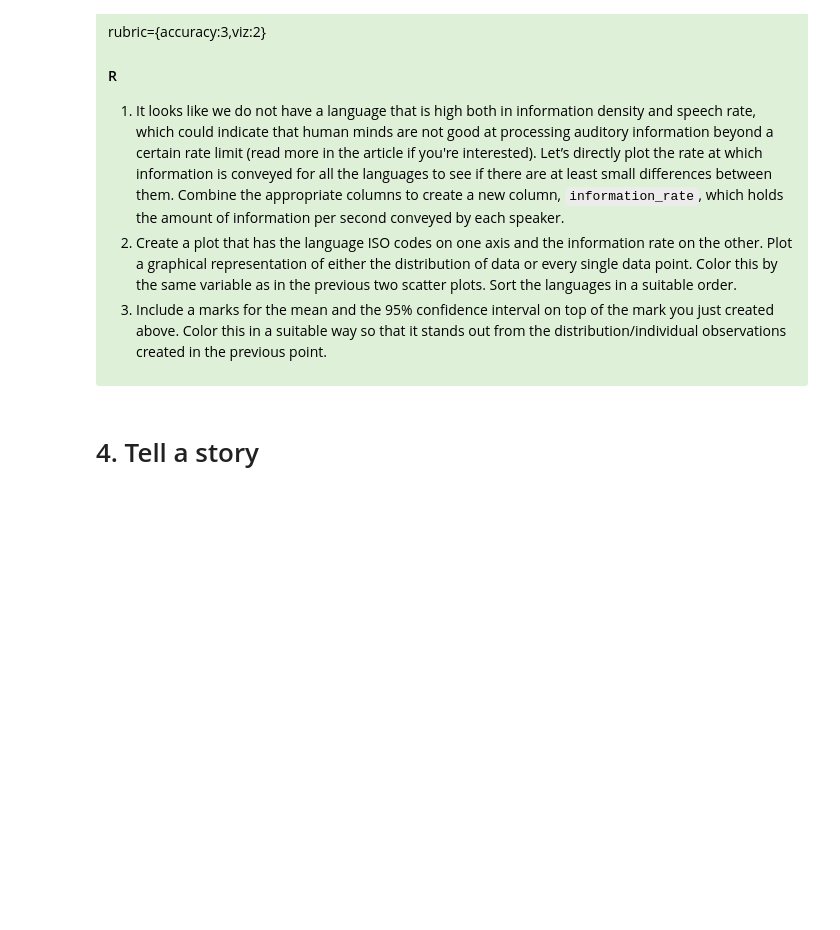
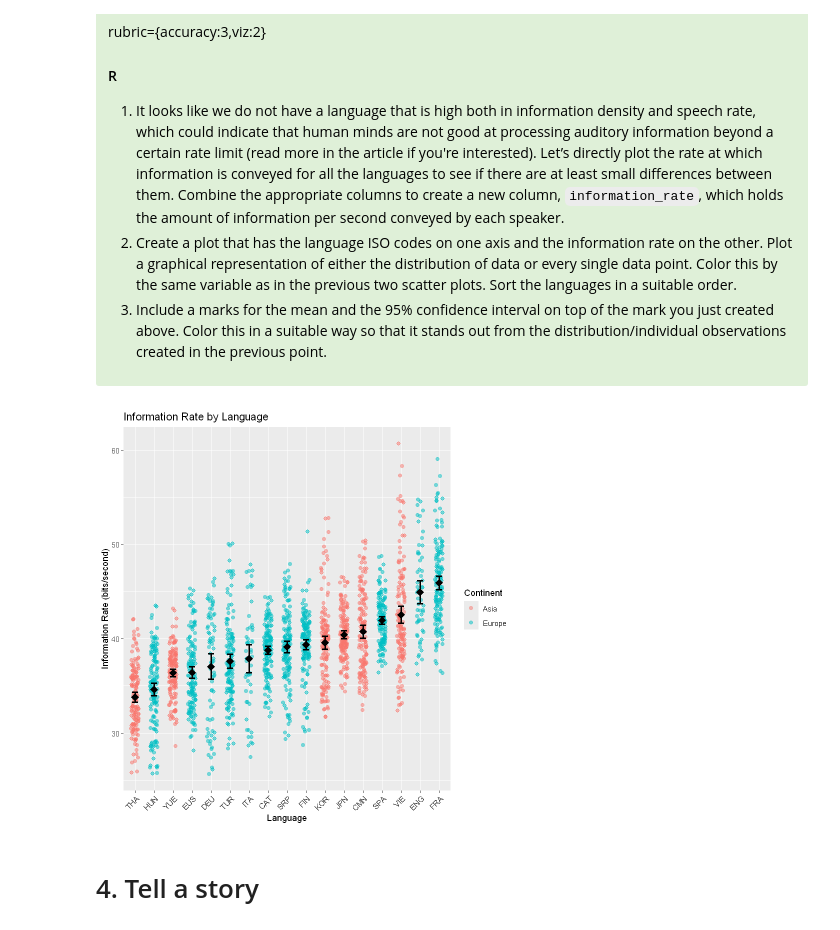
Before and after one commit to Zihao-Sheng/DATA_550_lab4_group14, a Jupyter notebook: lab4-R.ipynb, the cells around one changed output. Cells and saved outputs as stored; diff of their text form; code cells hidden in the pictures; blank space fills up the shorter version.

```diff
--- a/lab4-R.ipynb
+++ b/lab4-R.ipynb
@@ -137,3 +194,47 @@ rubric={accuracy:3,viz:2}
+# %%
+# YOUR ANSWER GOES HERE
+spoken_with_rate <- spoken %>%
+  left_join(language %>% select(iso_lang, information_density, continent), by = "iso_lang") %>%
+  mutate(speech_rate = syllables / duration,
+         information_rate = information_density * speech_rate)
+
+language <- language %>%
+  inner_join(spoken_with_rate %>%
+               group_by(iso_lang) %>%
+               dplyr::summarize(information_rate = mean(information_rate, na.rm = TRUE),
+                         continent = first(continent), .groups = 'drop'),
+             by = "iso_lang")
+# %%
+summary_stats <- spoken_with_rate %>%
+  group_by(iso_lang) %>%
+  dplyr::summarize(
+    mean_rate = mean(information_rate, na.rm = TRUE),
+    n = n(),
+    se = sd(information_rate, na.rm = TRUE) / sqrt(n),
+    ci_lower = mean_rate - 1.96 * se,
+    ci_upper = mean_rate + 1.96 * se,
+    continent = first(continent),
+    .groups = 'drop'
+  )
+
+plotC = ggplot(data = spoken_with_rate,
+       aes(x = reorder(iso_lang, information_rate, FUN = mean),
+           y = information_rate,
+           color = continent)) +
+  geom_jitter(width = 0.2, alpha = 0.5, size = 2) +
+  geom_point(data = summary_stats,
+             aes(x = reorder(iso_lang, mean_rate), y = mean_rate),
+             color = "black", size = 4, shape = 18, inherit.aes = FALSE) +
+  geom_errorbar(data = summary_stats,
+                aes(x = reorder(iso_lang, mean_rate), ymin = ci_lower, ymax = ci_upper),
+                color = "black", width = 0.3, size = 1, inherit.aes = FALSE) +
+  labs(x = "Language",
+       y = "Information Rate (bits/second)",
+       color = "Continent") +
+  theme(axis.text.x = element_text(angle = 45, hjust = 1))
+print(plotC)
+# %% [output]
+[figure, added]
 # %% [markdown]
 # 4. Tell a story
 # %% [markdown]
```
Also changed, not shown: parts of 14 cells of this notebook.
